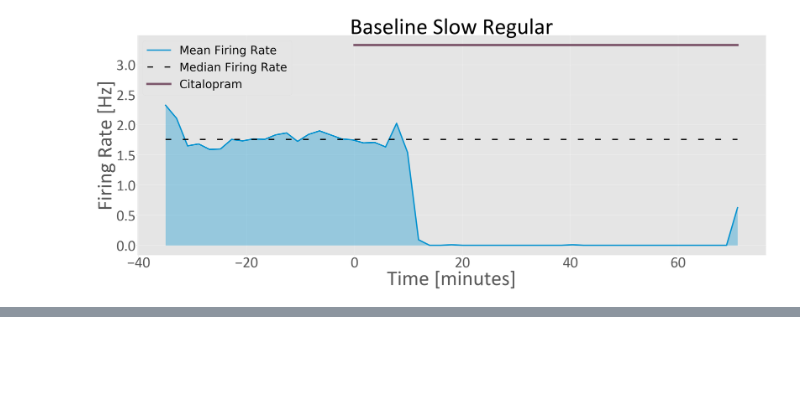
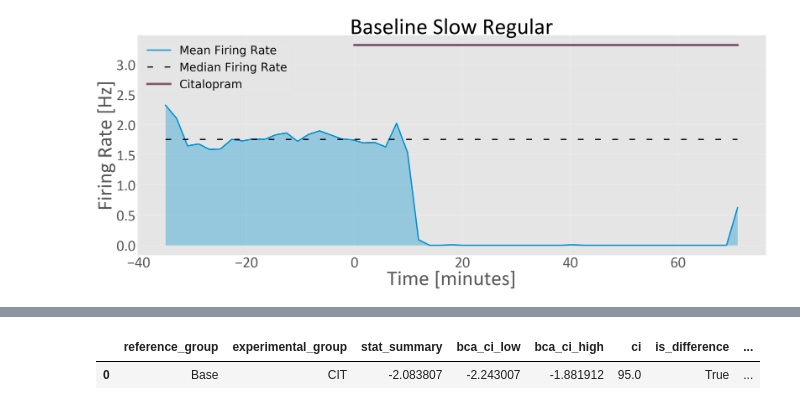
Before and after one commit to Ruairi-osul/ephys, a Jupyter notebook: mua_preprocess/notebooks/Tran mean FR.ipynb, the cells around one changed output, grey strips where cells are left out. Saved outputs shown, nothing was run; the diff lists cells and outputs as text; code cells hidden in the pictures; blank space fills up the shorter version.

```diff
--- a/mua_preprocess/notebooks/Tran mean FR.ipynb
+++ b/mua_preprocess/notebooks/Tran mean FR.ipynb
@@ -281,0 +325,5 @@ plot_cluster(dfs=[mean_firing_rates_ts],
+# %%
+data
+# %% [output]
+|  | reference_group | experimental_group | stat_summary | bca_ci_low | bca_ci_high | ci | is_difference | ... |
+| 0 | Base | CIT | -2.083807 | -2.243007 | -1.881912 | 95.0 | True | ... |
```
Also changed, not shown: parts of 5 cells of this notebook, 31 other files.
